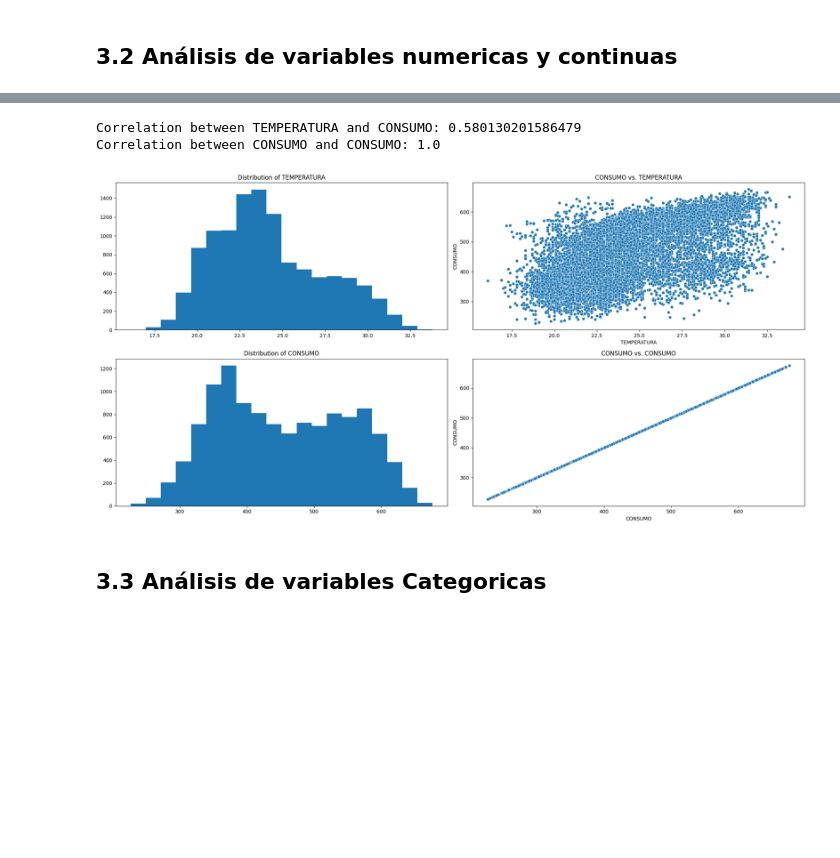
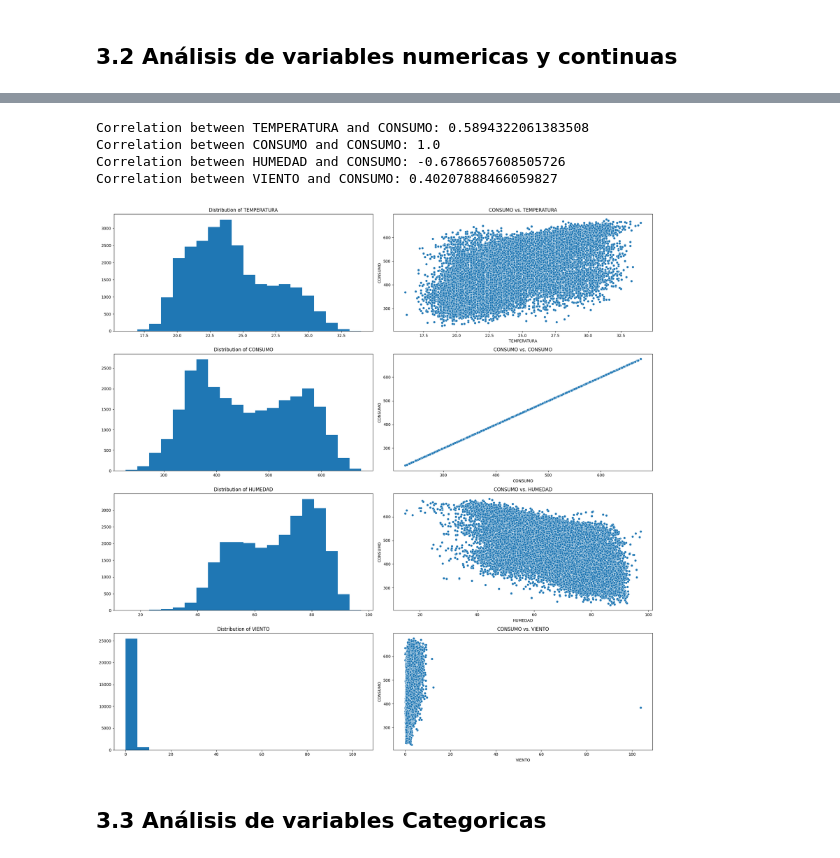
Before and after one commit to rchicangana/AnalisisDatosProyecto, a Jupyter notebook: ProyectoFinal.ipynb, the cells around one changed output, grey strips where cells are left out. Cells and saved outputs as stored; diff of their text form; code cells hidden in the pictures; blank space fills up the shorter version.

Commit message:
agrego datasets complementarios y avancez en pipelines

```diff
--- a/ProyectoFinal.ipynb
+++ b/ProyectoFinal.ipynb
@@ -8,0 +32,14 @@ A continuación se presenta un estudio basado en datos de consumo de energía el
+# %%
+# Cargar datasets de velocidad del viento
+viento_files = glob.glob("Data/reporte_sisaire-vViento-*.csv")
+df_viento_list = [pd.read_csv(file) for file in viento_files]
+df_viento = pd.concat(df_viento_list)
+
+# Convertir fechas en el dataset de viento
+df_viento["Fecha inicial"] = pd.to_datetime(df_viento["Fecha inicial"], format="%Y-%m-%d %H:%M")
+
+# Promediar la velocidad del viento por hora
+df_viento_avg = df_viento.groupby("Fecha inicial")["VViento"].mean().reset_index()
+df_viento_avg.rename(columns={"Fecha inicial": "FECHA", "VViento": "VIENTO"}, inplace=True)
+
+df_viento_avg.head()
@@ -81,14 +143,20 @@ Se realiza un analisis de la forma del dataset, se relacionan tipos de datos, es
 
 Se adicionan columnas, basadas en la fecha, con la hipotesis que esto permitira al modelo entender e interpretar mejor los datos.
 # %%
-df['FECHA'] = pd.to_datetime(df['FECHA'], errors='coerce')
 
+# le doy formato a las columnas que va a ser numericas
 df['CONSUMO'] = pd.to_numeric(df['CONSUMO'], errors='coerce')
 
 df['TEMPERATURA'] = pd.to_numeric(df['TEMPERATURA'], errors='coerce')
 
-df = df.dropna(subset=['FECHA']) # Elimina las filas donde 'FECHA' es NaN
-                                 # final del data set, no tienen informacion
+df['HUMEDAD'] = pd.to_numeric(df['HUMEDAD'], errors='coerce')
+
+df['VIENTO'] = pd.to_numeric(df['VIENTO'], errors='coerce')
+
+# Elimino las filas que tienen valores nulos en 'FECHA' y 'CONSUMO', 'TEMPERATURA', 'HUMEDAD', 'VIENTO'
+
+df = df.dropna(subset=['FECHA', 'CONSUMO', 'TEMPERATURA', 'HUMEDAD', 'VIENTO'])
+
 
 
 def es_festivo_colombia(fecha):
@@ -112,6 +180,9 @@ df['Is_quarter_start'] = df['FECHA'].dt.is_quarter_start
 df['Is_year_end'] = df['FECHA'].dt.is_year_end
 df['Is_year_start'] = df['FECHA'].dt.is_year_start
 
+# Eliminar la columna 'FECHA'
+df = df.drop('FECHA', axis=1)
+
 # Convert categorical columns to categorical
 categorical_cols = ['Year', 'Month', 'Day', 'Hour', 'Dayofweek', 'Dayofyear', 'Weekofyear']
 for col in categorical_cols:
@@ -145,19 +216,21 @@ se notan valores nulos
 # %% [markdown]
 ## 3.2  Análisis de variables numericas y continuas
 # %%
-numerical_columns = ['CONSUMO', 'TEMPERATURA']
+
+numerical_columns = ['CONSUMO', 'TEMPERATURA', 'HUMEDAD', 'VIENTO']
 
 correlation_matrix = df[numerical_columns].corr()
 
 plt.figure(figsize=(10, 8))
 
-sns.heatmap(correlation_matrix, annot=True, cmap='coolwarm', fmt=".2f")
+#Matriz de correlación del DataFrame con valores de correlación entre -1 y 1, utilizando una paleta de colores verde-amarillo-rojo para resaltar las relaciones positivas y negativas, respectivamente.
+sns.heatmap(correlation_matrix, annot=True, cmap='RdYlGn', fmt="0.4f")
 
 plt.title('Correlation Matrix of Numerical Columns')
 
 plt.show()
 
-continuous_cols = ['TEMPERATURA', 'CONSUMO']
+continuous_cols = ['TEMPERATURA', 'CONSUMO', 'HUMEDAD', 'VIENTO']
 
 num_cols = 2  # columns per row
 num_rows = (len(continuous_cols) * 2 + num_cols - 1) // num_cols # Calculate the rows needed.
@@ -189,6 +262,8 @@ plt.show()
-Correlation between TEMPERATURA and CONSUMO: 0.580130201586479
+Correlation between TEMPERATURA and CONSUMO: 0.5894322061383508
 Correlation between CONSUMO and CONSUMO: 1.0
+Correlation between HUMEDAD and CONSUMO: -0.6786657608505726
+Correlation between VIENTO and CONSUMO: 0.40207888466059827
-[figure, old version]
+[figure, new version]
 # %% [markdown]
 ## 3.3  Análisis de variables Categoricas
 # %%
```
Also changed, not shown: parts of 20 cells of this notebook, 11 other files.
